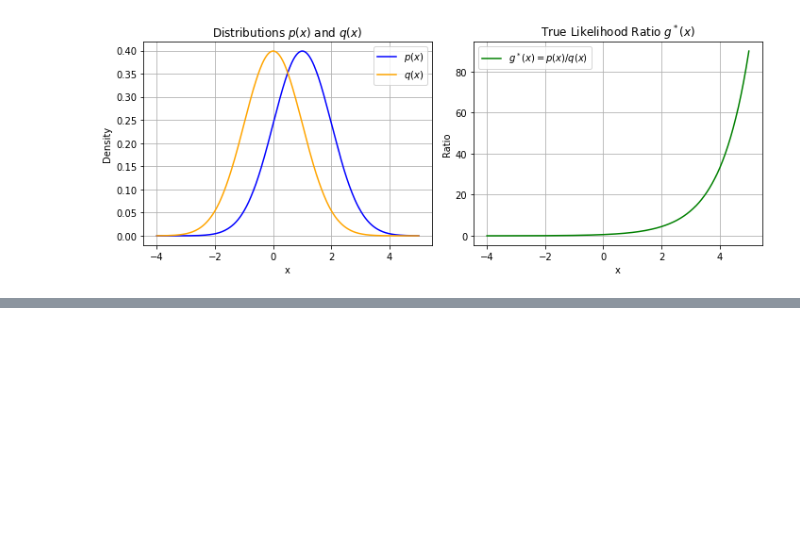
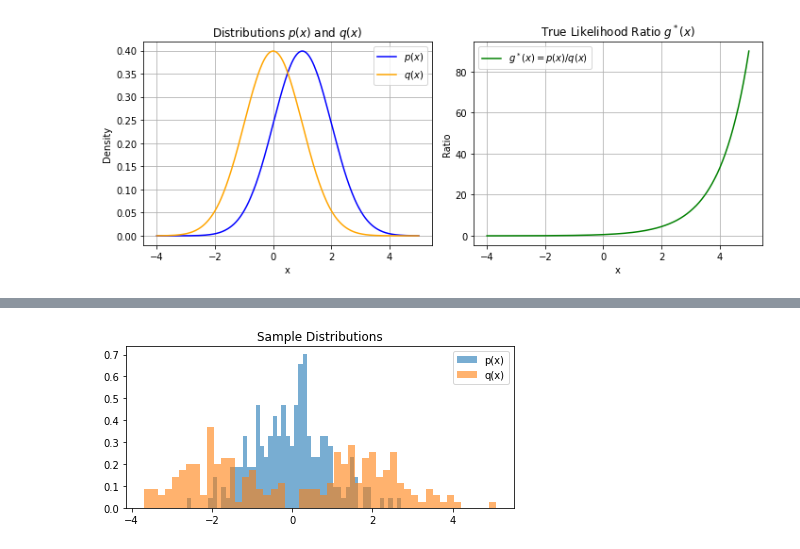
Before and after one commit to juyal-devashish/SequentialChangeDetection, a Jupyter notebook: notebooks/5-EstimatingLLR-RKHS.ipynb, the cells around one changed output, grey strips where cells are left out. Drawn from its saved outputs; the diff is of its cells as text; code cells hidden in the pictures; blank space fills up the shorter version.

Commit message:
Add experiments for all ML models

```diff
--- a/notebooks/5-EstimatingLLR-RKHS.ipynb
+++ b/notebooks/5-EstimatingLLR-RKHS.ipynb
@@ -156,0 +160,95 @@ plt.show()
+# %%
+import numpy as np
+import matplotlib.pyplot as plt
+from scipy.optimize import minimize
+from sklearn.metrics.pairwise import rbf_kernel
+
+# 1. Define data distributions
+def sample_p(n):
+    return np.random.normal(loc=0.0, scale=1.0, size=n)
+
+def sample_q(n):
+    mix = np.random.rand(n) < 0.5
+    samples = np.zeros(n)
+    samples[mix] = np.random.normal(loc=-2.0, scale=0.8, size=np.sum(mix))
+    samples[~mix] = np.random.normal(loc=2.0, scale=1.0, size=n - np.sum(mix))
+    return samples
+
+def g_true(x):
+    p = np.exp(-0.5 * x**2) / np.sqrt(2 * np.pi)
+    q = 0.5 * np.exp(-0.5 * ((x + 2)/0.8)**2) / (0.8 * np.sqrt(2 * np.pi)) + \
+        0.5 * np.exp(-0.5 * ((x - 2)/1.0)**2) / (1.0 * np.sqrt(2 * np.pi))
+    return p / q
+
+# 2. RKHS estimation functions
+def compute_kernel_matrices(X_p, X_q, sigma):
+    gamma = 1.0 / (2 * sigma ** 2)
+    return rbf_kernel(X_p[:, None], X_p[:, None], gamma=gamma), rbf_kernel(X_q[:, None], X_p[:, None], gamma=gamma)
+
+def rkhs_loss(alpha, K_PP, K_QP, lambda_reg):
+    return 0.5 * alpha @ (K_PP @ alpha) - np.mean(K_QP @ alpha) + 0.5 * lambda_reg * np.sum(alpha ** 2)
+
+def rkhs_loss_grad(alpha, K_PP, K_QP, lambda_reg):
+    return K_PP @ alpha - np.mean(K_QP, axis=0) + lambda_reg * alpha
+
+def fit_rkhs_estimator(X_p, X_q, sigma=0.3, lambda_reg=1e-4):
+    K_PP, K_QP = compute_kernel_matrices(X_p, X_q, sigma)
+    n_p = X_p.shape[0]
+    alpha0 = np.ones(n_p) / n_p
+    bounds = [(0, None)] * n_p
+
+    result = minimize(
+        fun=lambda alpha: rkhs_loss(alpha, K_PP, K_QP, lambda_reg),
+        x0=alpha0,
+        jac=lambda alpha: rkhs_loss_grad(alpha, K_PP, K_QP, lambda_reg),
+        method='L-BFGS-B',
+        bounds=bounds,
+        options={'maxiter': 2000, 'ftol': 1e-9}
+    )
+
+    if not result.success:
+        print("⚠️ Optimization failed:", result.message)
+    else:
+        print("✅ Optimization succeeded. Final loss:", result.fun)
+
+    return result.x, K_PP
+
+def predict_g_hat(x_vals, X_p, alpha, sigma):
+    gamma = 1.0 / (2 * sigma ** 2)
+    K_xp = rbf_kernel(x_vals[:, None], X_p[:, None], gamma=gamma)
+    return K_xp @ alpha
+
+# 3. Run experiment
+np.random.seed(42)
+X_p = sample_p(200)
+X_q = sample_q(200)
+
+# Check coverage
+plt.figure(figsize=(6, 3))
+plt.hist(X_p, bins=50, alpha=0.6, label='p(x)', density=True)
+plt.hist(X_q, bins=50, alpha=0.6, label='q(x)', density=True)
+plt.legend(); plt.title("Sample Distributions"); plt.tight_layout(); plt.show()
+
+# Fit estimator
+sigma = 0.3
+lambda_reg = 1e-4
+alpha_opt, _ = fit_rkhs_estimator(X_p, X_q, sigma, lambda_reg)
+
+# Evaluate on grid
+x_grid = np.linspace(-6, 6, 500)
+g_hat_vals = predict_g_hat(x_grid, X_p, alpha_opt, sigma)
+g_true_vals = g_true(x_grid)
+
+# Plot result
+plt.figure(figsize=(8, 4.5))
+plt.plot(x_grid, g_true_vals, label='True $g^*(x) = p(x)/q(x)$', color='green')
+plt.plot(x_grid, g_hat_vals, label='Estimated $\hat{g}(x)$ (RKHS)', linestyle='--', color='blue')
+plt.xlabel("x")
+plt.ylabel("Density Ratio")
+plt.title("Improved RKHS Estimator: Gaussian vs Mixture")
+plt.legend()
+plt.grid(True)
+plt.tight_layout()
+plt.show()
+# %% [output]
+[figure, added]
```
Also changed, not shown: parts of 5 cells of this notebook, 40 other files.
